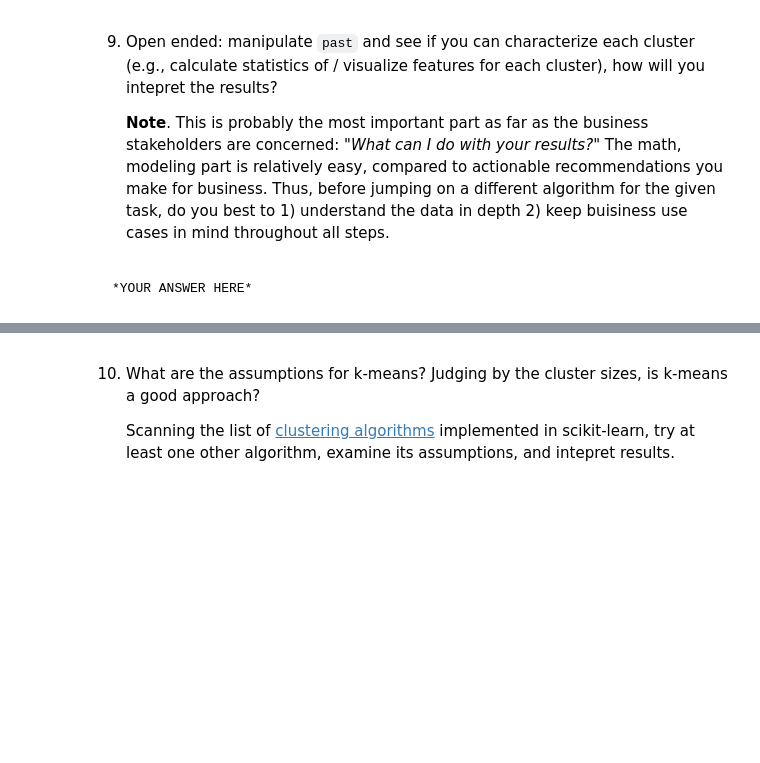
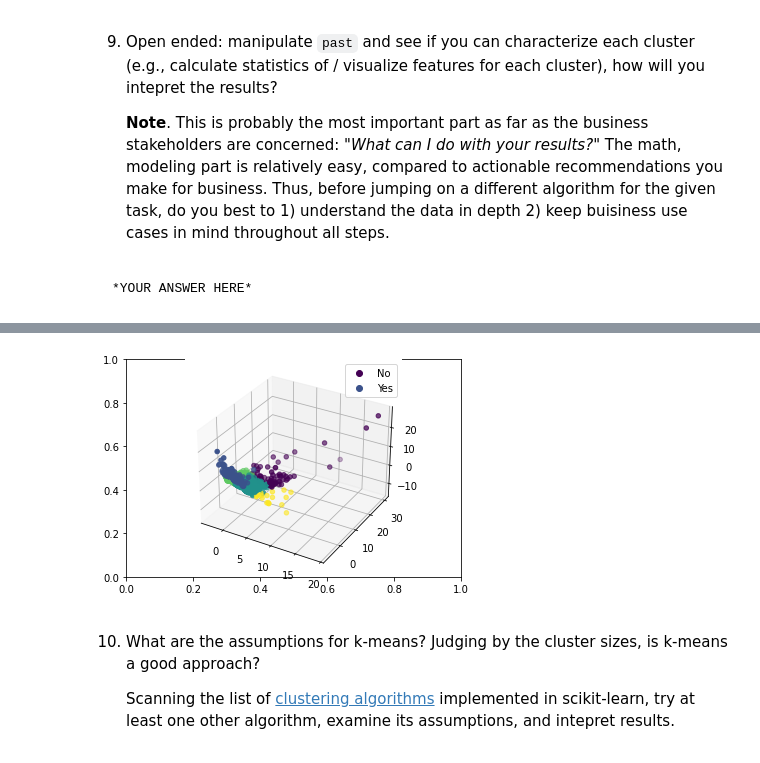
Before and after one commit to curtpond/MLE-10, a Jupyter notebook: assignments/week-08-unsupervised-ml/nb/new-product-launch.ipynb, the cells around one changed output, grey strips where cells are left out. Cells and saved outputs as stored; diff of their text form; code cells hidden in the pictures; blank space fills up the shorter version.

```diff
--- a/assignments/week-08-unsupervised-ml/nb/new-product-launch.ipynb
+++ b/assignments/week-08-unsupervised-ml/nb/new-product-launch.ipynb
@@ -267,3 +334,7 @@ visualize_silhouette(6, X_reduced)
+# %%
+visualize_3pcs(X_reduced, past['cluster_pca'])
+# %% [output]
+[figure, added]
 # %% [markdown]
 10. What are the assumptions for k-means? Judging by the cluster sizes, is k-means a good approach?
 
```
Also changed, not shown: parts of 41 cells of this notebook.
